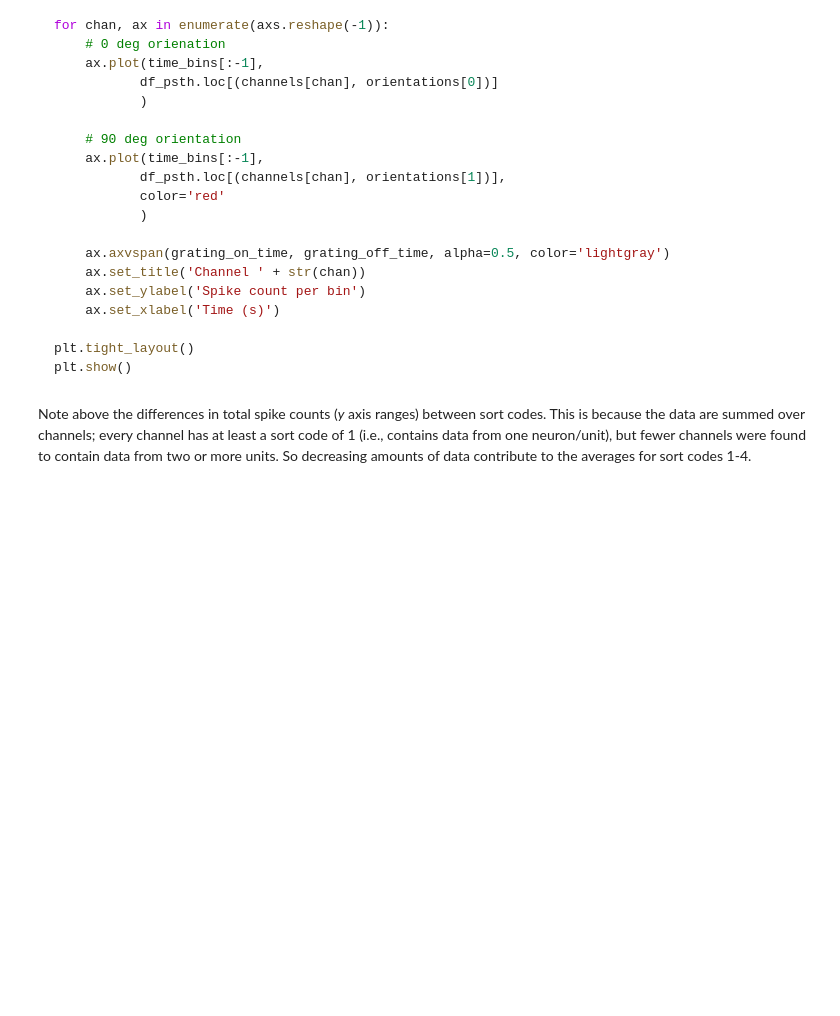
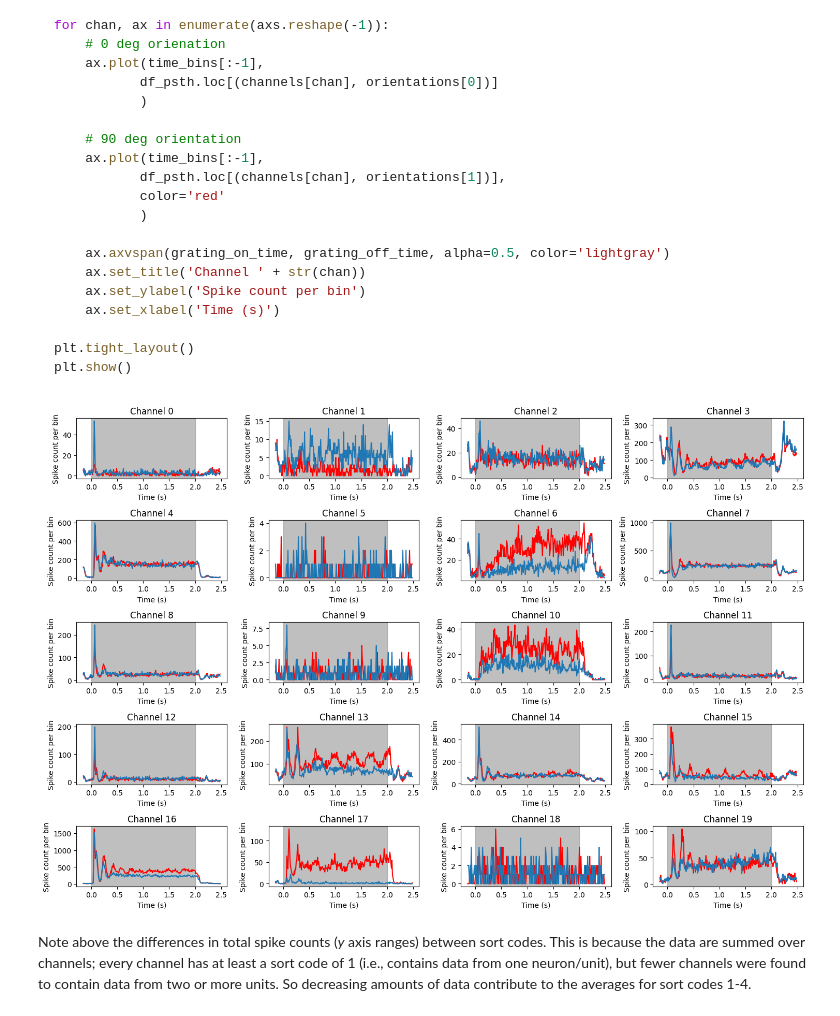
Before and after one commit to dm748329/Single-Unit-Data, a Jupyter notebook: 4 - pandas_multielec.ipynb, the cells around one changed output. Cells and saved outputs as stored; diff of their text form; code cells hidden in the pictures; blank space fills up the shorter version.

```diff
--- a/4 - pandas_multielec.ipynb
+++ b/4 - pandas_multielec.ipynb
@@ -243,3 +294,13 @@ condition_labels = pd.DataFrame(labels_tmp,
 
 condition_labels.head(8)
 ~~~
+# %%
+labels_tmp = []
+
+for chan in channels:
+    for ori in orientations:
+        labels_tmp.append([chan, ori])
+
+condition_labels = pd.DataFrame(labels_tmp, columns=['channel', 'orientation'])
+
+condition_labels.head(8)
@@ -278,6 +372,8 @@ and not
 ~~~python
 #So we will use:
 df_psth[['channel', 'orientation']] = [[chan, ori] for chan in channels for ori in orientations]
+# %%
+df_psth[['channel', 'orientation']] = [[chan, ori] for chan in channels for ori in orientations]
 # %% [markdown]
 Finally, since we have wide-format data here, and the two columns we just added are labels, we will make these two columns indexes of the DataFrame. This will make working with it easier later on.
 # %% [markdown]
@@ -285,3 +381,7 @@ Finally, since we have wide-format data here, and the two columns we just added
 df_psth = df_psth.set_index(['channel', 'orientation'])
 df_psth.head()
 ~~~
+# %%
+df_psth = df_psth.set_index(['channel', 'orientation'])
+
+df_psth.head()
@@ -315,6 +424,25 @@ for chan, ax in enumerate(axs.reshape(-1)):
 plt.tight_layout()
 plt.show()
 ~~~
+# %%
+fig, axs = plt.subplots(5, 4, figsize= [15,10])
+
+for chan, ax in enumerate(axs.reshape(-1)):
+    #0 degree orientation
+    ax.plot(time_bins[:-1], df_psth.loc[(channels[chan], orientations[0])],
+            color='red')
+    #90 degree orientation
+    ax.plot(time_bins[:-1], df_psth.loc[(channels[chan], orientations[1])])
+
+    ax.axvspan(grating_on_time, grating_off_time, color='gray', alpha=0.5)
+    ax.set_title('Channel ' + str(chan))
+    ax.set_ylabel('Spike count per bin')
+    ax.set_xlabel('Time (s)')
+
+plt.tight_layout()
+plt.show()
+# %% [output]
+[figure, added]
 # %% [markdown]
 Note above the differences in total spike counts (*y* axis ranges) between sort codes. This is because the data are summed over channels; every channel has at least a sort code of 1 (i.e., contains data from one neuron/unit), but fewer channels were found to contain data from two or more units. So decreasing amounts of data contribute to the averages for sort codes 1-4.
 # %% [markdown]
```
Also changed, not shown: parts of 14 cells of this notebook.
